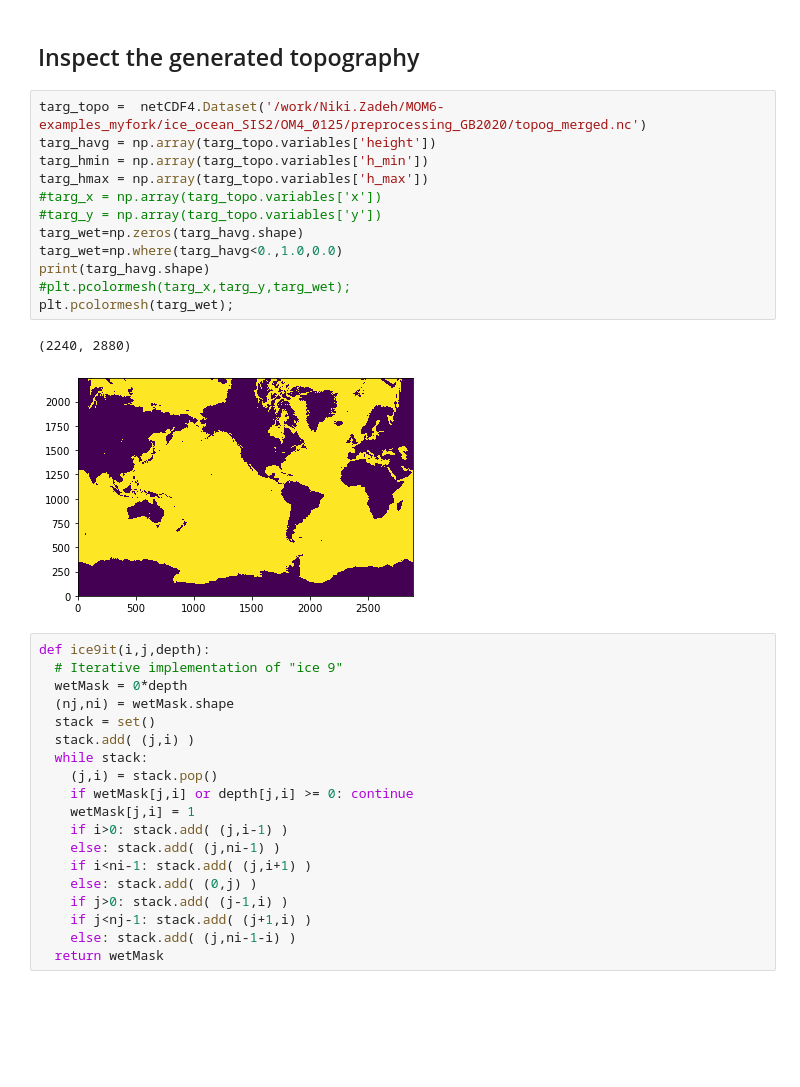
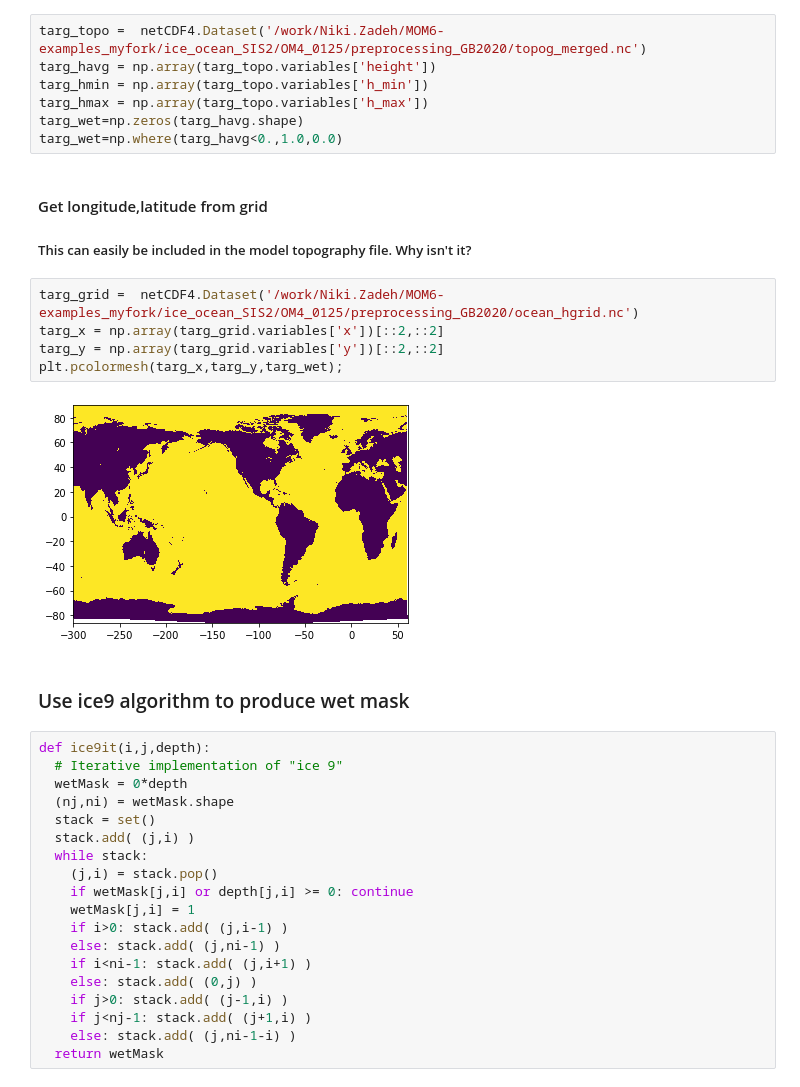
Before and after one commit to adcroft/thin-wall-topography, a Jupyter notebook: python/inspectTopography.ipynb, the cells around one changed output. Saved outputs shown, nothing was run; the diff lists cells and outputs as text; blank space fills up the shorter version.

```diff
--- a/python/inspectTopography.ipynb
+++ b/python/inspectTopography.ipynb
@@ -9,20 +12,22 @@ import matplotlib.pyplot as plt
-# %% [markdown]
-## Inspect the generated topography
 # %%
 targ_topo =  netCDF4.Dataset('/work/Niki.Zadeh/MOM6-examples_myfork/ice_ocean_SIS2/OM4_0125/preprocessing_GB2020/topog_merged.nc')
 targ_havg = np.array(targ_topo.variables['height'])
 targ_hmin = np.array(targ_topo.variables['h_min'])
 targ_hmax = np.array(targ_topo.variables['h_max'])
-#targ_x = np.array(targ_topo.variables['x'])
-#targ_y = np.array(targ_topo.variables['y'])
 targ_wet=np.zeros(targ_havg.shape)
 targ_wet=np.where(targ_havg<0.,1.0,0.0)
-print(targ_havg.shape)
-#plt.pcolormesh(targ_x,targ_y,targ_wet);
-plt.pcolormesh(targ_wet);
-# %% [output]
-(2240, 2880)
-[figure, removed]
+# %% [markdown]
+#### Get longitude,latitude from grid
+##### This can easily be included in the model topography file. Why isn't it?
+# %%
+targ_grid =  netCDF4.Dataset('/work/Niki.Zadeh/MOM6-examples_myfork/ice_ocean_SIS2/OM4_0125/preprocessing_GB2020/ocean_hgrid.nc')
+targ_x = np.array(targ_grid.variables['x'])[::2,::2]
+targ_y = np.array(targ_grid.variables['y'])[::2,::2]
+plt.pcolormesh(targ_x,targ_y,targ_wet);
+# %% [output]
+[figure, added]
+# %% [markdown]
+### Use ice9 algorithm to produce wet mask
 # %%
 def ice9it(i,j,depth):
   # Iterative implementation of "ice 9"
```
Also changed, not shown: parts of 10 cells of this notebook, 3 other files.
